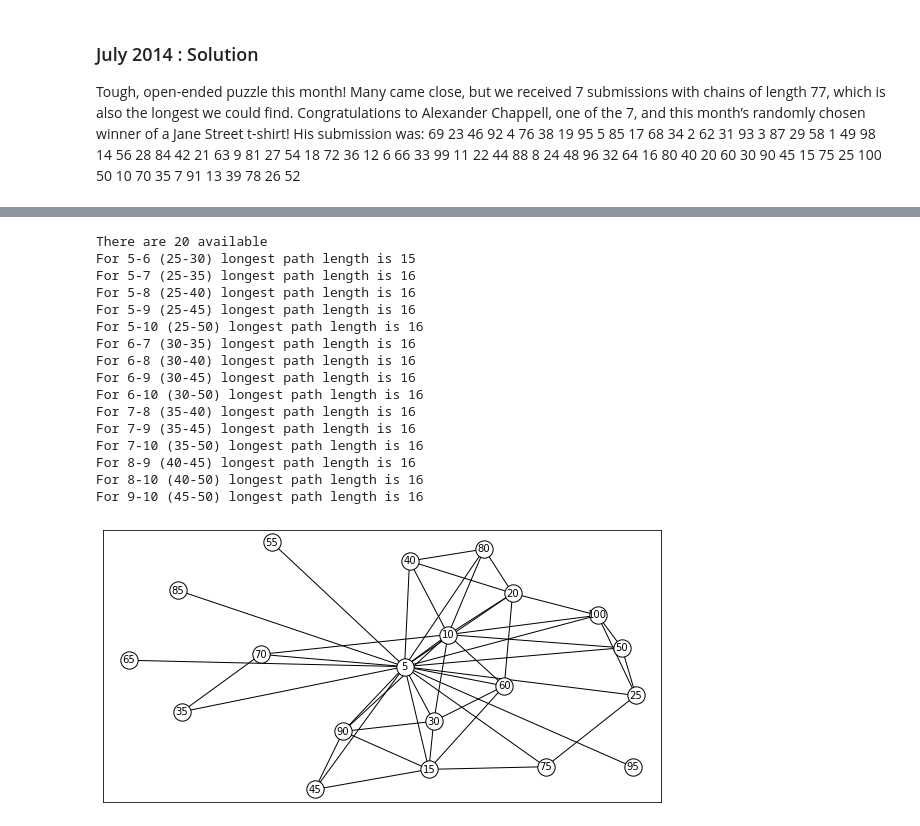
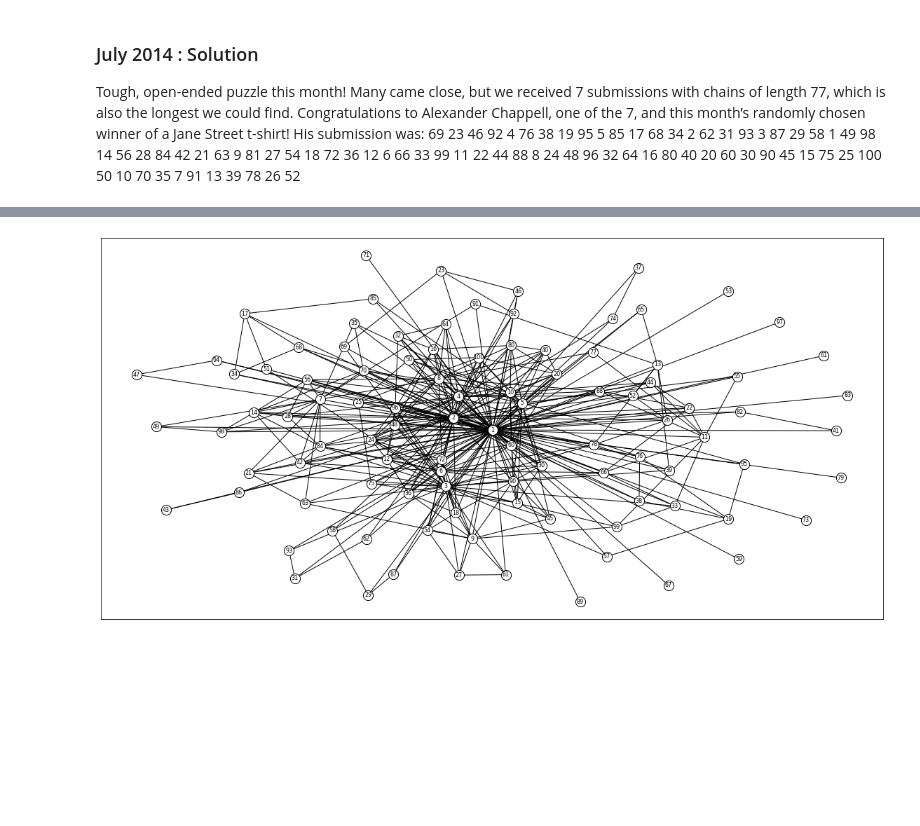
Before and after one commit to gowen100/Jane-Street-Solutions, a Jupyter notebook: 2014_07_ChainReaction.ipynb, the cells around one changed output, grey strips where cells are left out. Drawn from its saved outputs; the diff is of its cells as text; code cells hidden in the pictures; blank space fills up the shorter version.

```diff
--- a/2014_07_ChainReaction.ipynb
+++ b/2014_07_ChainReaction.ipynb
@@ -292,20 +319,22 @@ For 9-10 (63-70) longest path length is 12
-# %%
-links(5)
-# %% [output]
-There are 20 available
-For 5-6 (25-30) longest path length is 15
-For 5-7 (25-35) longest path length is 16
-For 5-8 (25-40) longest path length is 16
-For 5-9 (25-45) longest path length is 16
-For 5-10 (25-50) longest path length is 16
-For 6-7 (30-35) longest path length is 16
-For 6-8 (30-40) longest path length is 16
-For 6-9 (30-45) longest path length is 16
-For 6-10 (30-50) longest path length is 16
-For 7-8 (35-40) longest path length is 16
-For 7-9 (35-45) longest path length is 16
-For 7-10 (35-50) longest path length is 16
-For 8-9 (40-45) longest path length is 16
-For 8-10 (40-50) longest path length is 16
-For 9-10 (45-50) longest path length is 16
-[figure, removed]
+# %%
+g = nx.Graph()
+numbs = [*range(1,101)]
+
+for i in range(len(numbs)):
+        for j in range(i+1,len(numbs)):
+            if numbs[j] % numbs[i] == 0:
+                g.add_edge(numbs[i],numbs[j])
+fig, ax = plt.subplots(figsize=(20,10))
+pos = nx.spring_layout(g, seed=100)
+options = {
+        "font_size": 8,
+        "node_size": 200,
+        "node_color": "white",
+        "edgecolors": "black",
+        "linewidths": 1,
+        "width": 1,
+        }
+nx.draw_networkx(g, pos, **options)
+plt.show()
+# %% [output]
+[figure, added]
```
Also changed, not shown: parts of 9 cells of this notebook.
